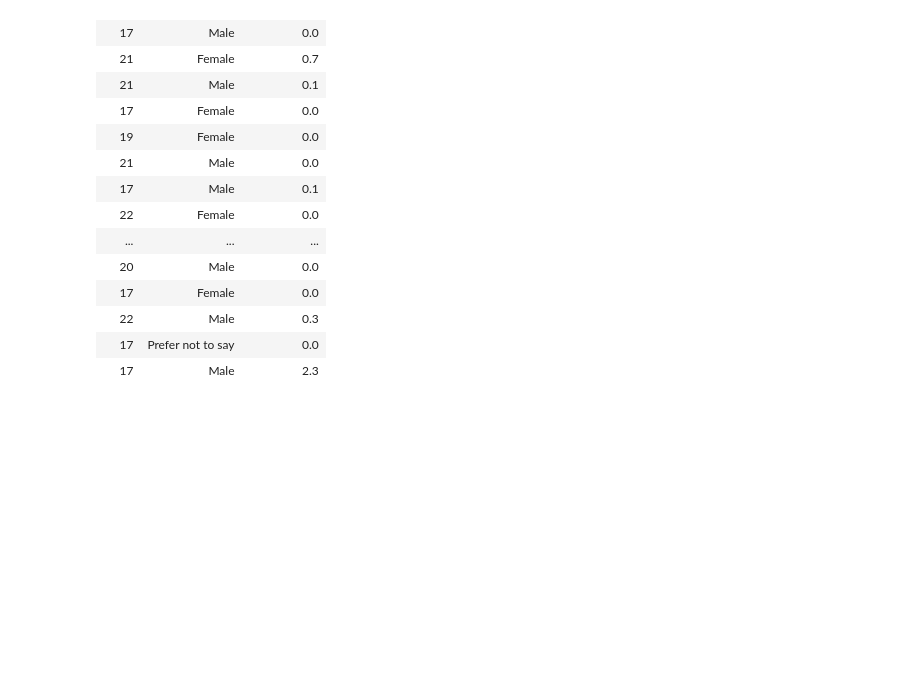
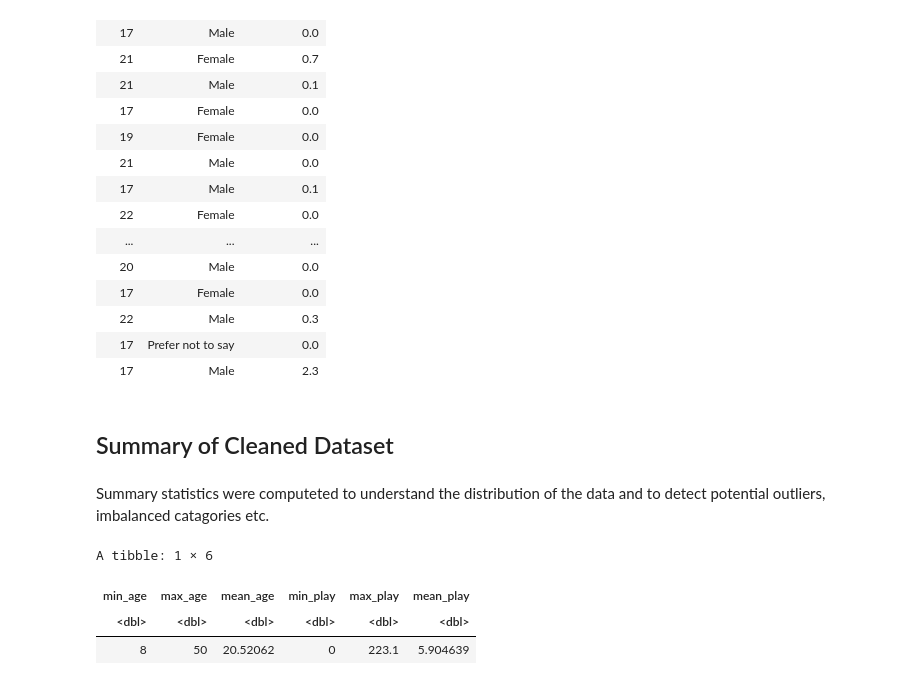
Before and after one commit to Vienne17/Project_Report_Vienne, a Jupyter notebook: Project_Report_Vienne_Meng.ipynb, the cells around one changed output. Saved outputs shown, nothing was run; the diff lists cells and outputs as text; code cells hidden in the pictures; blank space fills up the shorter version.

```diff
--- a/Project_Report_Vienne_Meng.ipynb
+++ b/Project_Report_Vienne_Meng.ipynb
@@ -185,3 +185,23 @@ A tibble: 194 × 3
 | 22 | Male | 0.3 |
 | 17 | Prefer not to say | 0.0 |
 | 17 | Male | 2.3 |
+# %% [markdown]
+## Summary of Cleaned Dataset
+# %% [markdown]
+Summary statistics were computeted to understand the distribution of the data and to detect potential outliers, imbalanced catagories etc.
+# %%
+players_summary <- players |>
+    summarise(
+        min_age = min(Age),
+        max_age = max(Age),
+        mean_age = mean(Age),
+        min_play = min(played_hours),
+        max_play = max(played_hours),
+        mean_play = mean(played_hours),
+        )
+players_summary
+# %% [output]
+A tibble: 1 × 6
+| min_age | max_age | mean_age | min_play | max_play | mean_play |
+| <dbl> | <dbl> | <dbl> | <dbl> | <dbl> | <dbl> |
+| 8 | 50 | 20.52062 | 0 | 223.1 | 5.904639 |
```
Also changed, not shown: parts of 7 cells of this notebook.
